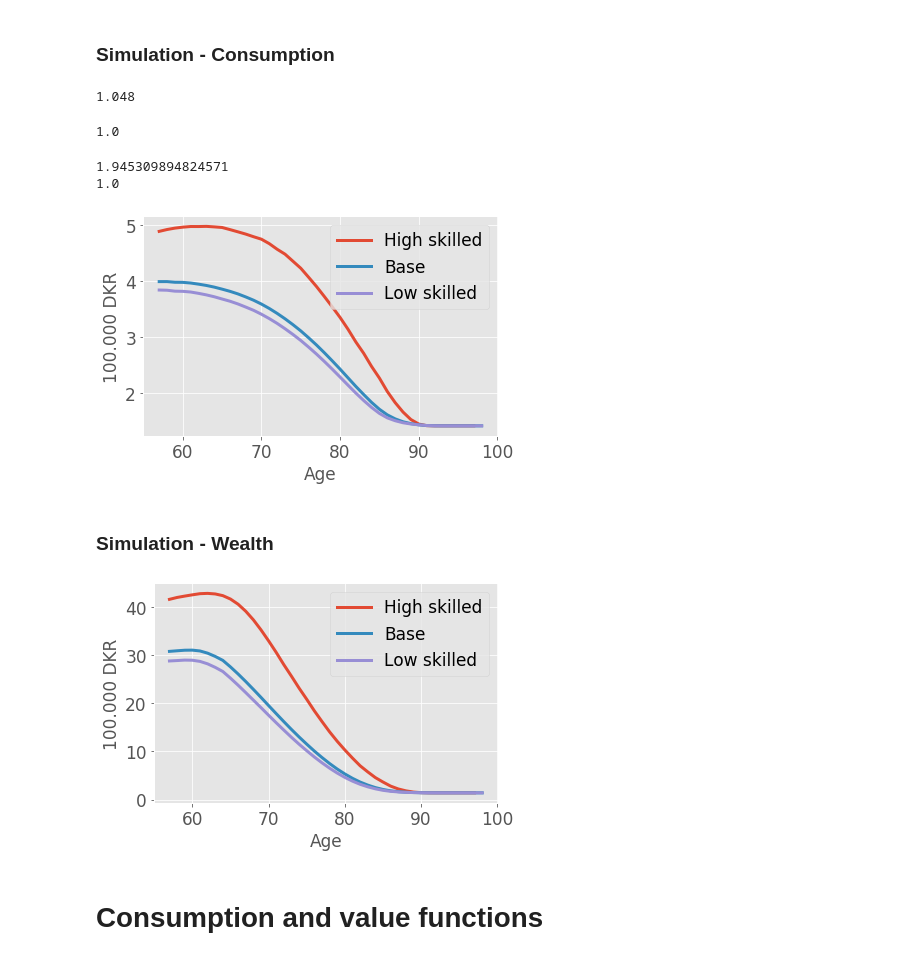
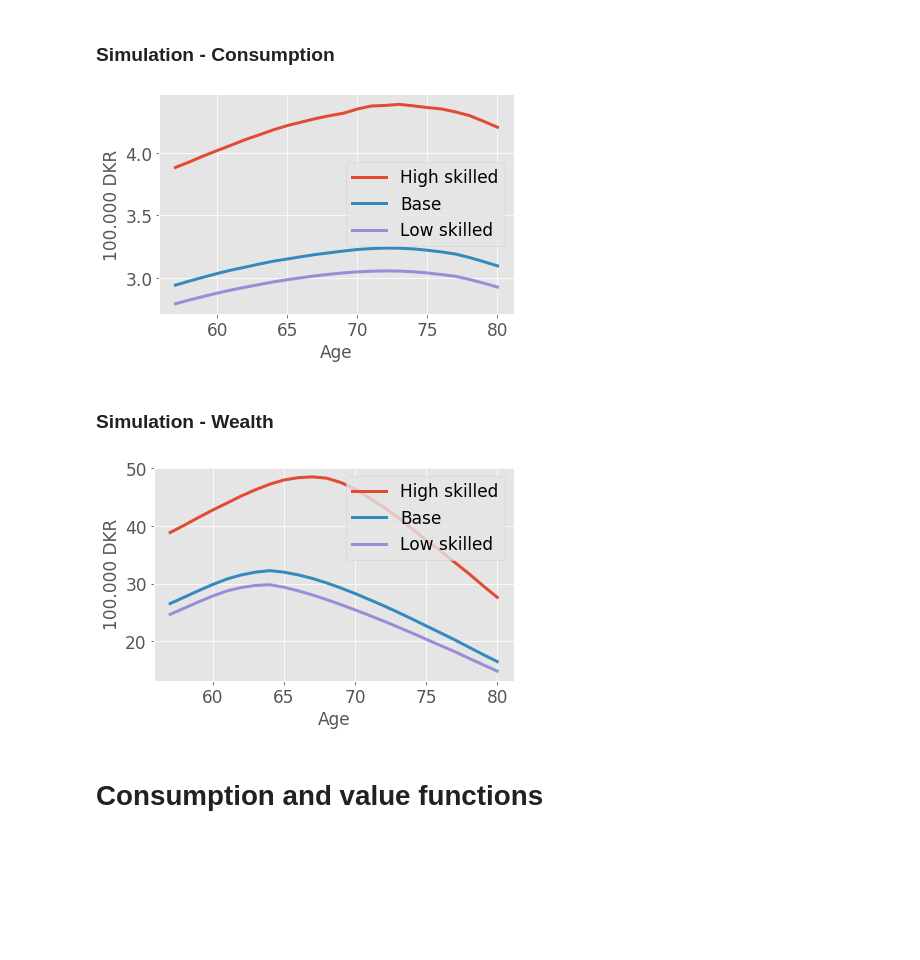
Before and after one commit to mathiassunesen/Speciale_retirement, a Jupyter notebook: Main/Couples.ipynb, the cells around one changed output. Cells and saved outputs as stored; diff of their text form; code cells hidden in the pictures; blank space fills up the shorter version.

```diff
--- a/Main/Couples.ipynb
+++ b/Main/Couples.ipynb
@@ -97,0 +87,3 @@ Simulate  : 10.64
+# %%
+Couple.par.alpha_1 = 0.6
+Couple.Single.par.alpha_1 = 0.6
@@ -104,8 +93,0 @@ phi0f = Couple.par.phi_0_female
-# %%
-Couple.par.simT = 50
-# %%
-Couple.par.phi_1 = phi1
-Couple.par.phi_0_male = phi0m
-Couple.par.phi_0_female = phi0f
-Couple.solve()
-Couple.simulate()
@@ -211,40 +139,21 @@ n = Couple.par.n
-# %%
-n
-# %% [output]
-1.048
-# %%
-Couple.Single.par.n
-# %% [output]
-1.0
-# %%
-import utility
-print(utility.marg_func(1,Couple.par))
-print(utility.inv_marg_func(1,Couple.par))
-# %% [output]
-1.945309894824571
-1.0
-# %%
-Couple.par.n = 1+0.7#0.048
-Couple.solve()
-Couple.simulate()
 # %%
-G_hs = figs.lifecycle_c(Couple,var='c',ST_w=[1,3],ST_h=[1,3],ages=[57,100])
-G_base = figs.lifecycle_c(Couple,var='c',ages=[57,100])
-G_ls = figs.lifecycle_c(Couple,var='c',ST_w=[0,2],ST_h=[0,2],ages=[57,100])
+G_hs = figs.lifecycle_c(Couple,var='c',ST_w=[1,3],ST_h=[1,3],ages=[57,80])
+G_base = figs.lifecycle_c(Couple,var='c',ages=[57,80])
+G_ls = figs.lifecycle_c(Couple,var='c',ST_w=[0,2],ST_h=[0,2],ages=[57,80])
 rename([G_hs,G_base,G_ls])
 figs.MyPlot([G_hs,G_base,G_ls],linewidth=3,save=False)
 # %% [output]
-[figure, old version]
+[figure, new version]
 # %% [markdown]
 ### Simulation - Wealth
 # %%
-G_hs = figs.lifecycle_c(Couple,var='m',ST_w=[1,3],ST_h=[1,3],ages=[57,100])
-G_base = figs.lifecycle_c(Couple,var='m',ages=[57,100])
-G_ls = figs.lifecycle_c(Couple,var='m',ST_w=[0,2],ST_h=[0,2],ages=[57,100])
+G_hs = figs.lifecycle_c(Couple,var='m',ST_w=[1,3],ST_h=[1,3],ages=[57,80])
+G_base = figs.lifecycle_c(Couple,var='m',ages=[57,80])
+G_ls = figs.lifecycle_c(Couple,var='m',ST_w=[0,2],ST_h=[0,2],ages=[57,80])
 rename([G_hs,G_base,G_ls])
 figs.MyPlot([G_hs,G_base,G_ls],linewidth=3,save=False)
 # %% [output]
-[figure, old version]
+[figure, new version]
 # %% [markdown]
 # Consumption and value functions
 # %% [markdown]
```
Also changed, not shown: parts of 30 cells of this notebook, 13 other files.
